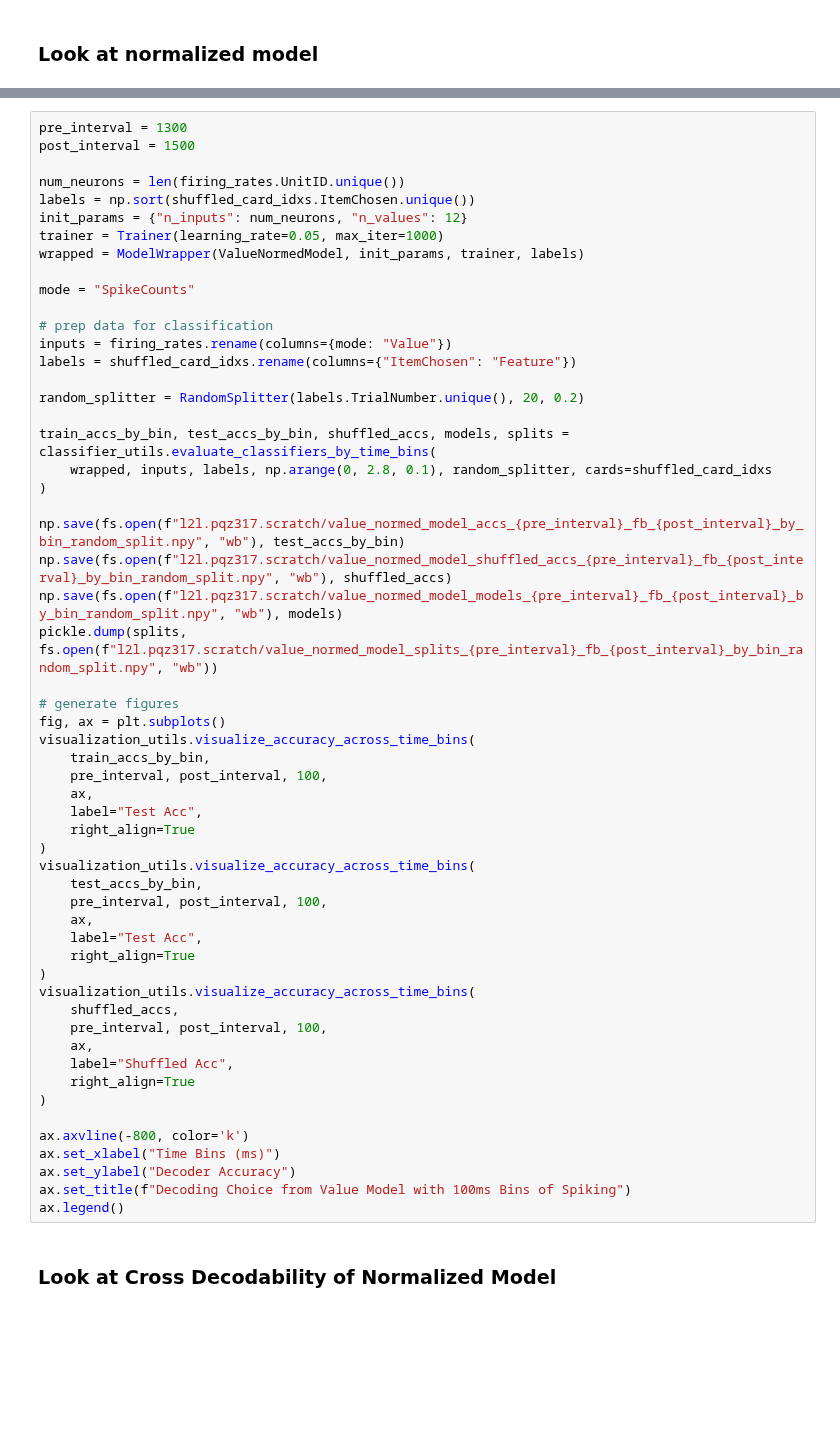
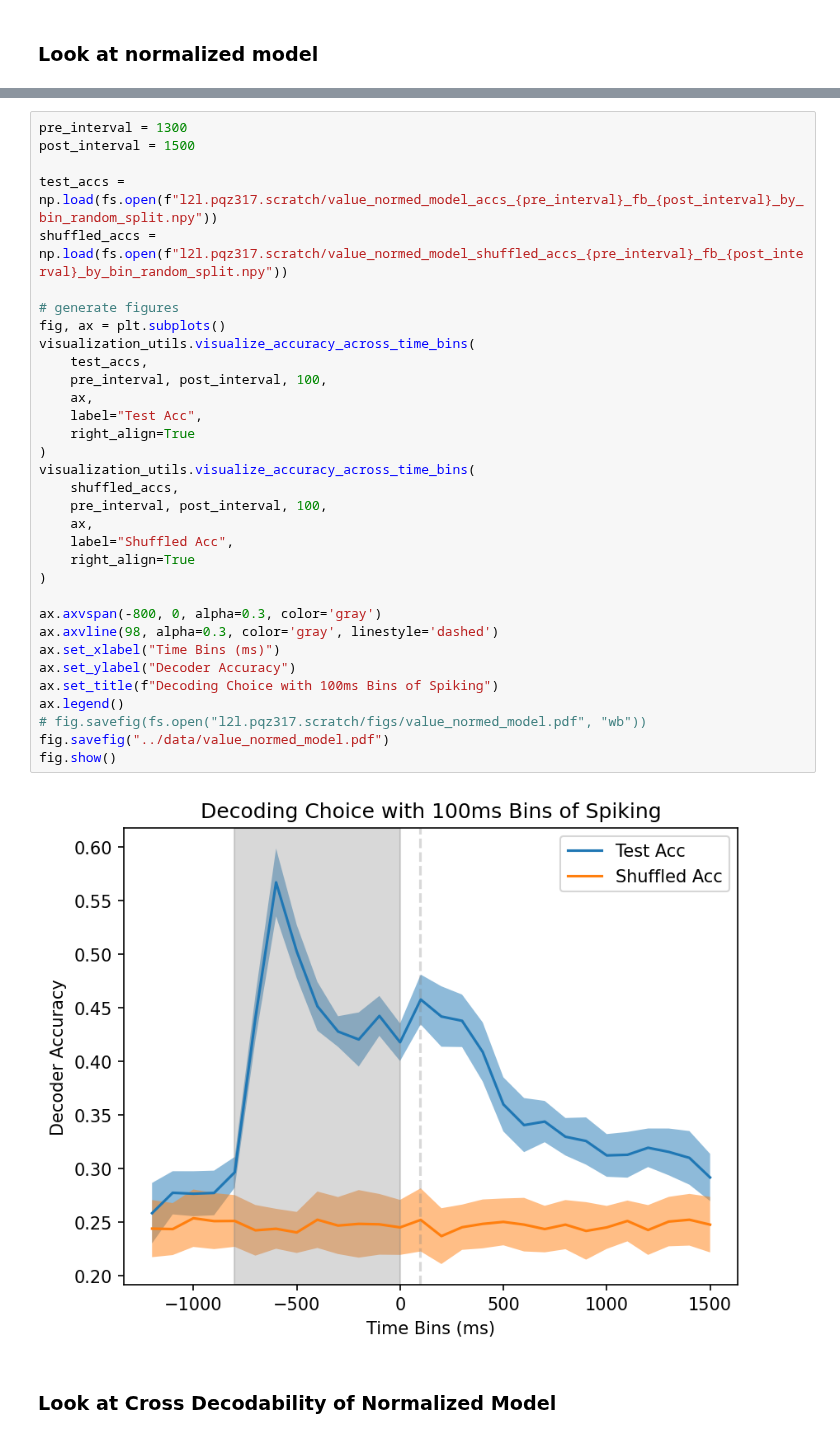
Before and after one commit to pqz317/wcst_decode, a Jupyter notebook: notebooks/use_value_model.ipynb, the cells around one changed output, grey strips where cells are left out. Cells and saved outputs as stored; diff of their text form; blank space fills up the shorter version.

```diff
--- a/notebooks/use_value_model.ipynb
+++ b/notebooks/use_value_model.ipynb
@@ -1171,59 +1173,38 @@ Evaluating for bin 2.7
 # %%
 pre_interval = 1300
 post_interval = 1500
 
-num_neurons = len(firing_rates.UnitID.unique())
-labels = np.sort(shuffled_card_idxs.ItemChosen.unique())
-init_params = {"n_inputs": num_neurons, "n_values": 12}
-trainer = Trainer(learning_rate=0.05, max_iter=1000)
-wrapped = ModelWrapper(ValueNormedModel, init_params, trainer, labels)
-
-mode = "SpikeCounts"
-
-# prep data for classification
-inputs = firing_rates.rename(columns={mode: "Value"})
-labels = shuffled_card_idxs.rename(columns={"ItemChosen": "Feature"})
-
-random_splitter = RandomSplitter(labels.TrialNumber.unique(), 20, 0.2)
-
-train_accs_by_bin, test_accs_by_bin, shuffled_accs, models, splits = classifier_utils.evaluate_classifiers_by_time_bins(
-    wrapped, inputs, labels, np.arange(0, 2.8, 0.1), random_splitter, cards=shuffled_card_idxs
-)
-
-np.save(fs.open(f"l2l.pqz317.scratch/value_normed_model_accs_{pre_interval}_fb_{post_interval}_by_bin_random_split.npy", "wb"), test_accs_by_bin)
-np.save(fs.open(f"l2l.pqz317.scratch/value_normed_model_shuffled_accs_{pre_interval}_fb_{post_interval}_by_bin_random_split.npy", "wb"), shuffled_accs)
-np.save(fs.open(f"l2l.pqz317.scratch/value_normed_model_models_{pre_interval}_fb_{post_interval}_by_bin_random_split.npy", "wb"), models)
-pickle.dump(splits, fs.open(f"l2l.pqz317.scratch/value_normed_model_splits_{pre_interval}_fb_{post_interval}_by_bin_random_split.npy", "wb"))
+test_accs = np.load(fs.open(f"l2l.pqz317.scratch/value_normed_model_accs_{pre_interval}_fb_{post_interval}_by_bin_random_split.npy"))
+shuffled_accs = np.load(fs.open(f"l2l.pqz317.scratch/value_normed_model_shuffled_accs_{pre_interval}_fb_{post_interval}_by_bin_random_split.npy"))
 
 # generate figures
 fig, ax = plt.subplots()
 visualization_utils.visualize_accuracy_across_time_bins(
-    train_accs_by_bin,
-    pre_interval, post_interval, 100,
-    ax,
-    label="Test Acc",
-    right_align=True
-)
-visualization_utils.visualize_accuracy_across_time_bins(
-    test_accs_by_bin,
+    test_accs,
     pre_interval, post_interval, 100,
     ax,
     label="Test Acc",
     right_align=True
 )
 visualization_utils.visualize_accuracy_across_time_bins(
     shuffled_accs,
     pre_interval, post_interval, 100,
     ax,
     label="Shuffled Acc",
     right_align=True
 )
 
-ax.axvline(-800, color='k')
+ax.axvspan(-800, 0, alpha=0.3, color='gray')
+ax.axvline(98, alpha=0.3, color='gray', linestyle='dashed')
 ax.set_xlabel("Time Bins (ms)")
 ax.set_ylabel("Decoder Accuracy")
-ax.set_title(f"Decoding Choice from Value Model with 100ms Bins of Spiking")
+ax.set_title(f"Decoding Choice with 100ms Bins of Spiking")
 ax.legend()
+# fig.savefig(fs.open("l2l.pqz317.scratch/figs/value_normed_model.pdf", "wb"))
+fig.savefig("../data/value_normed_model.pdf")
+fig.show()
+# %% [output]
+[figure, added]
 # %% [markdown]
 ### Look at Cross Decodability of Normalized Model
 # %%
```
Also changed, not shown: parts of 4 cells of this notebook, 8 other files.
